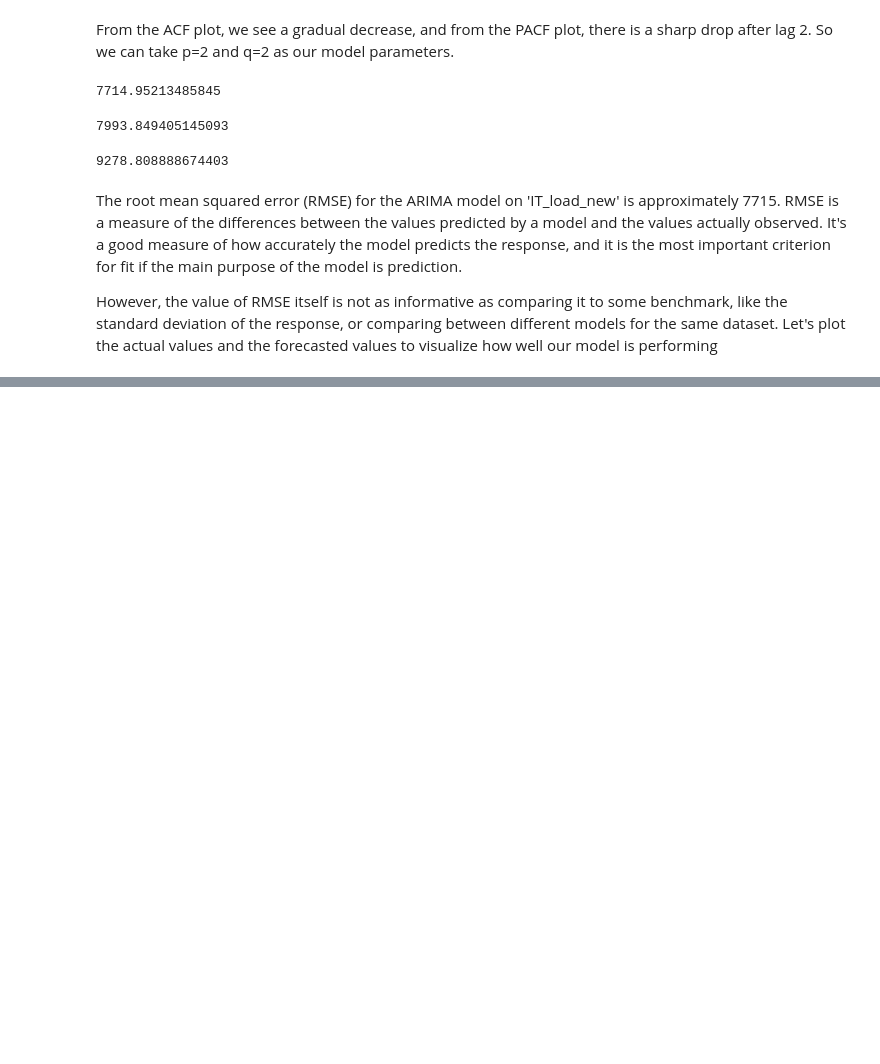
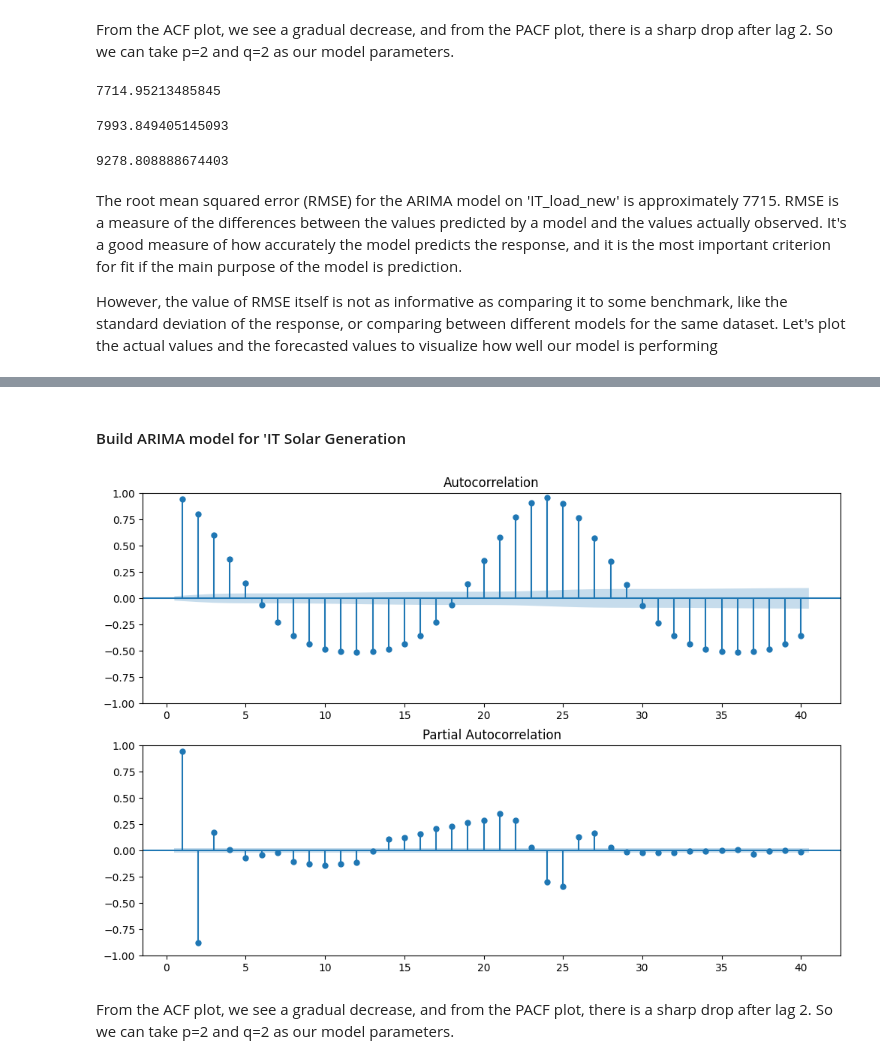
Before and after one commit to NishanD21/Energy-Demand-Forecasting---Time-Series-Analysis, a Jupyter notebook: energy.ipynb, the cells around one changed output, grey strips where cells are left out. Drawn from its saved outputs; the diff is of its cells as text; code cells hidden in the pictures; blank space fills up the shorter version.

```diff
--- a/energy.ipynb
+++ b/energy.ipynb
@@ -187,0 +201,13 @@ However, the value of RMSE itself is not as informative as comparing it to some
+# %% [markdown]
+#### Build ARIMA model for 'IT Solar Generation
+# %%
+# plotting ACF and PACF
+
+fig, (ax1,ax2) = plt.subplots(2,1,figsize = (12,8))
+sgt.plot_acf(data['IT_solar_generation'], lags =40, zero = False, ax = ax1)
+sgt.plot_pacf(data['IT_solar_generation'], lags =40, zero = False, ax = ax2)
+plt.show()
+# %% [output]
+[figure, added]
+# %% [markdown]
+From the ACF plot, we see a gradual decrease, and from the PACF plot, there is a sharp drop after lag 2. So we can take p=2 and q=2 as our model parameters.
```
Also changed, not shown: parts of 1 cell of this notebook.
